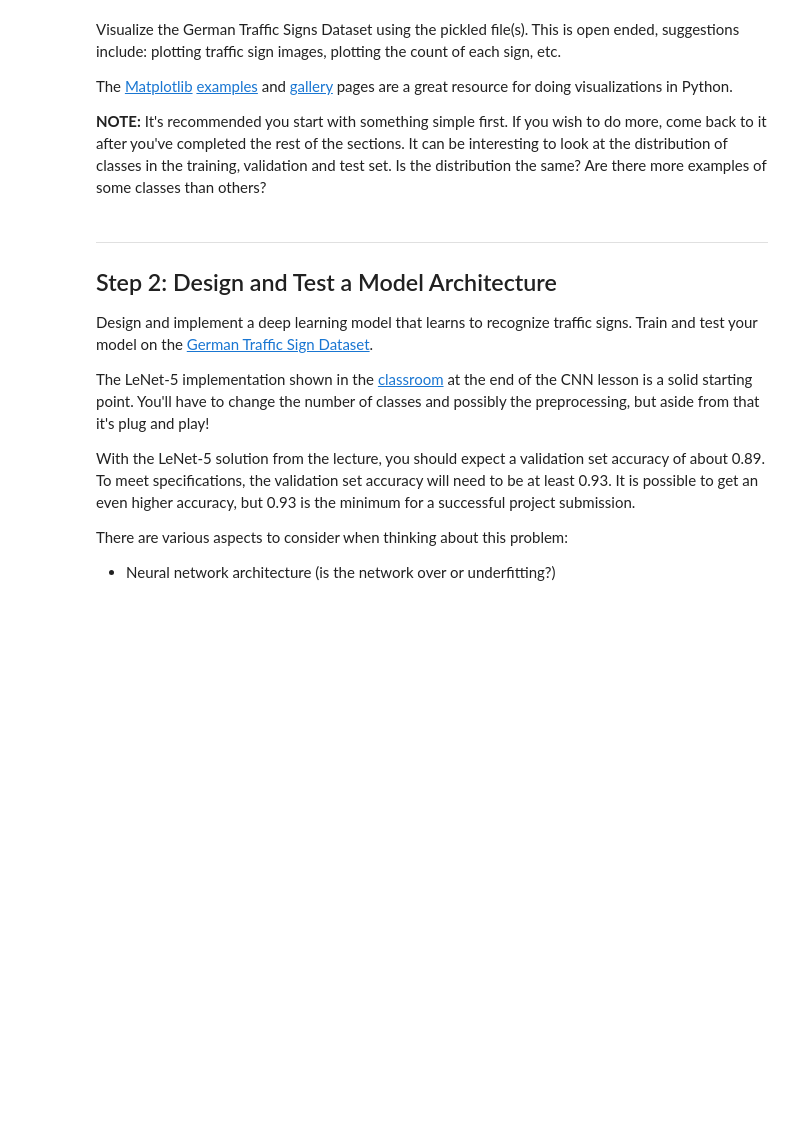
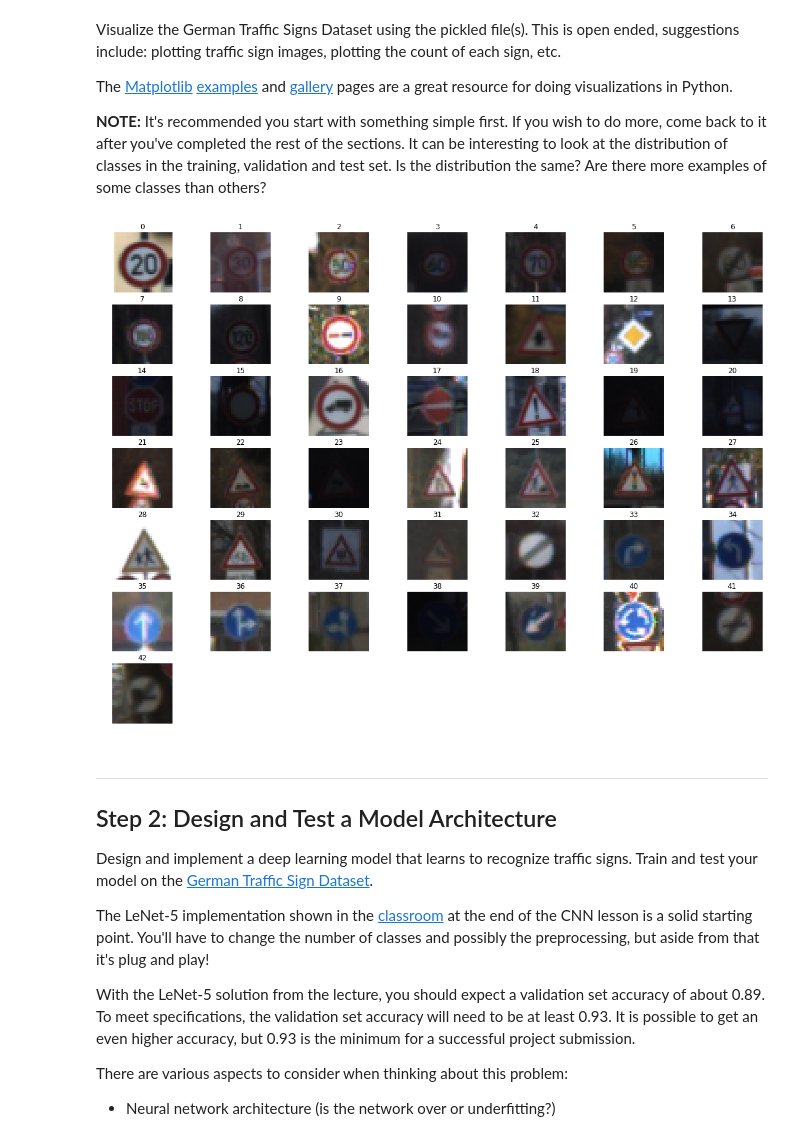
Before and after one commit to udacity/CarND-Traffic-Sign-Classifier-Project, a Jupyter notebook: Traffic_Sign_Classifier.ipynb, the cells around one changed output. Drawn from its saved outputs; the diff is of its cells as text; code cells hidden in the pictures; blank space fills up the shorter version.

```diff
--- a/Traffic_Sign_Classifier.ipynb
+++ b/Traffic_Sign_Classifier.ipynb
@@ -55,25 +70,18 @@ Complete the basic data summary below. Use python, numpy and/or pandas methods t
 # %% [markdown]
 ### Provide a Basic Summary of the Data Set Using Python, Numpy and/or Pandas
 # %%
-### Replace each question mark with the appropriate value.
-### Use python, pandas or numpy methods rather than hard coding the results
+# Number of training examples
+n_train = len(y_train)
+# Number of testing examples
+n_test = len(y_test)
+# Shape of an traffic sign image
+image_shape = X_train.shape
+# Number of unique classes/labels there are in the dataset
+n_classes = len(np.unique(y_train))
 
-# TODO: Number of training examples
-n_train = ?
-
-# TODO: Number of validation examples
-n_validation = ?
-
-# TODO: Number of testing examples.
-n_test = ?
-
-# TODO: What's the shape of an traffic sign image?
-image_shape = ?
-
-# TODO: How many unique classes/labels there are in the dataset.
-n_classes = ?
-
-print("Number of training examples =", n_train)
-print("Number of testing examples =", n_test)
-print("Image data shape =", image_shape)
-print("Number of classes =", n_classes)
+print("""
+Number of training examples: {}
+Number of testing examples: {}
+Shape of an traffic sign image: {}
+Number of classes: {}
+""".format(n_train, n_test, image_shape, n_classes))
@@ -94,3 +101,7 @@ import matplotlib.pyplot as plt
+# %%
+plot_train_images(X_train, y_train, n_classes)
+# %% [output]
+[figure, added]
 # %% [markdown]
 ----
 
```
Also changed, not shown: parts of 22 cells of this notebook, 18 other files.
